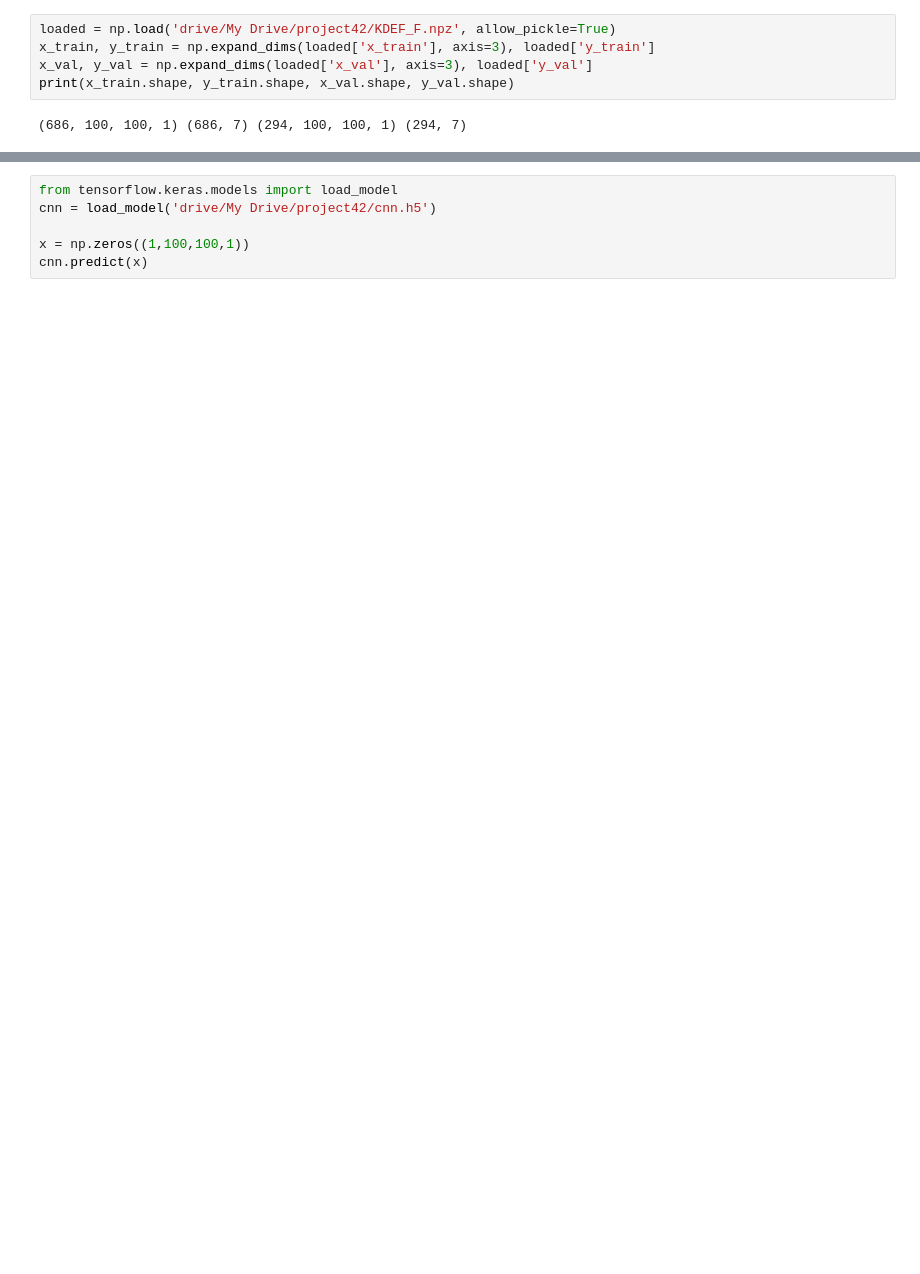
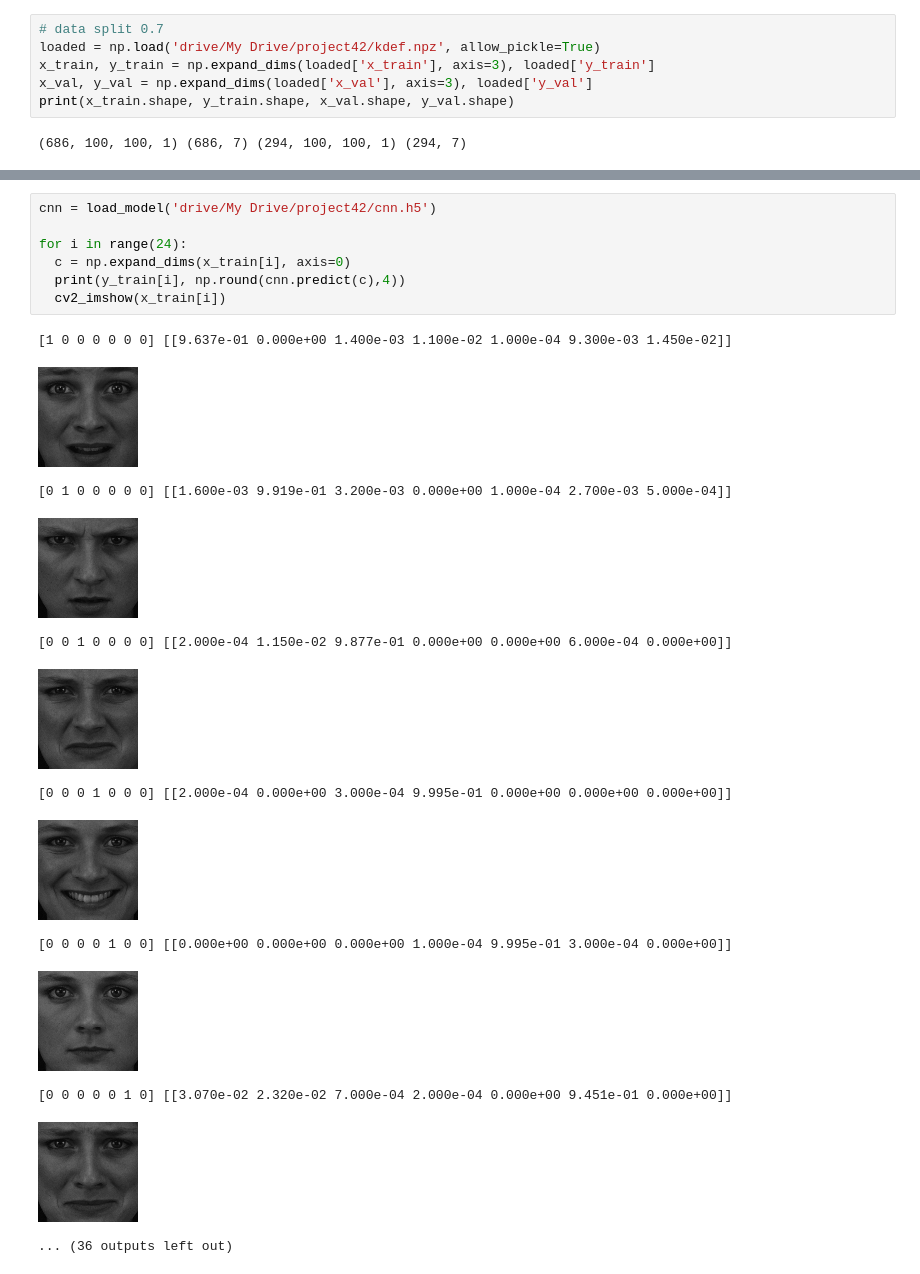
Before and after one commit to PeterRutkowski/fer, a Jupyter notebook: paper.ipynb, the cells around one changed output, grey strips where cells are left out. Saved outputs shown, nothing was run; the diff lists cells and outputs as text; blank space fills up the shorter version.

```diff
--- a/paper.ipynb
+++ b/paper.ipynb
@@ -10,5 +12,6 @@ import numpy as np
 # %%
-loaded = np.load('drive/My Drive/project42/KDEF_F.npz', allow_pickle=True)
+# data split 0.7
+loaded = np.load('drive/My Drive/project42/kdef.npz', allow_pickle=True)
 x_train, y_train = np.expand_dims(loaded['x_train'], axis=3), loaded['y_train']
 x_val, y_val = np.expand_dims(loaded['x_val'], axis=3), loaded['y_val']
 print(x_train.shape, y_train.shape, x_val.shape, y_val.shape)
@@ -124,6 +127,21 @@ Epoch 00175: val_accuracy did not improve from 0.90816
-# %%
-from tensorflow.keras.models import load_model
-cnn = load_model('drive/My Drive/project42/cnn.h5')
-
-x = np.zeros((1,100,100,1))
-cnn.predict(x)
+# %%
+cnn = load_model('drive/My Drive/project42/cnn.h5')
+
+for i in range(24):
+  c = np.expand_dims(x_train[i], axis=0)
+  print(y_train[i], np.round(cnn.predict(c),4))
+  cv2_imshow(x_train[i])
+# %% [output]
+[1 0 0 0 0 0 0] [[9.637e-01 0.000e+00 1.400e-03 1.100e-02 1.000e-04 9.300e-03 1.450e-02]]
+[figure, added]
+[0 1 0 0 0 0 0] [[1.600e-03 9.919e-01 3.200e-03 0.000e+00 1.000e-04 2.700e-03 5.000e-04]]
+[figure, added]
+[0 0 1 0 0 0 0] [[2.000e-04 1.150e-02 9.877e-01 0.000e+00 0.000e+00 6.000e-04 0.000e+00]]
+[figure, added]
+[0 0 0 1 0 0 0] [[2.000e-04 0.000e+00 3.000e-04 9.995e-01 0.000e+00 0.000e+00 0.000e+00]]
+[figure, added]
+[0 0 0 0 1 0 0] [[0.000e+00 0.000e+00 0.000e+00 1.000e-04 9.995e-01 3.000e-04 0.000e+00]]
+[figure, added]
+[0 0 0 0 0 1 0] [[3.070e-02 2.320e-02 7.000e-04 2.000e-04 0.000e+00 9.451e-01 0.000e+00]]
+[figure, added]
+... (36 outputs left out)
```
Also changed, not shown: parts of 4 cells of this notebook.
